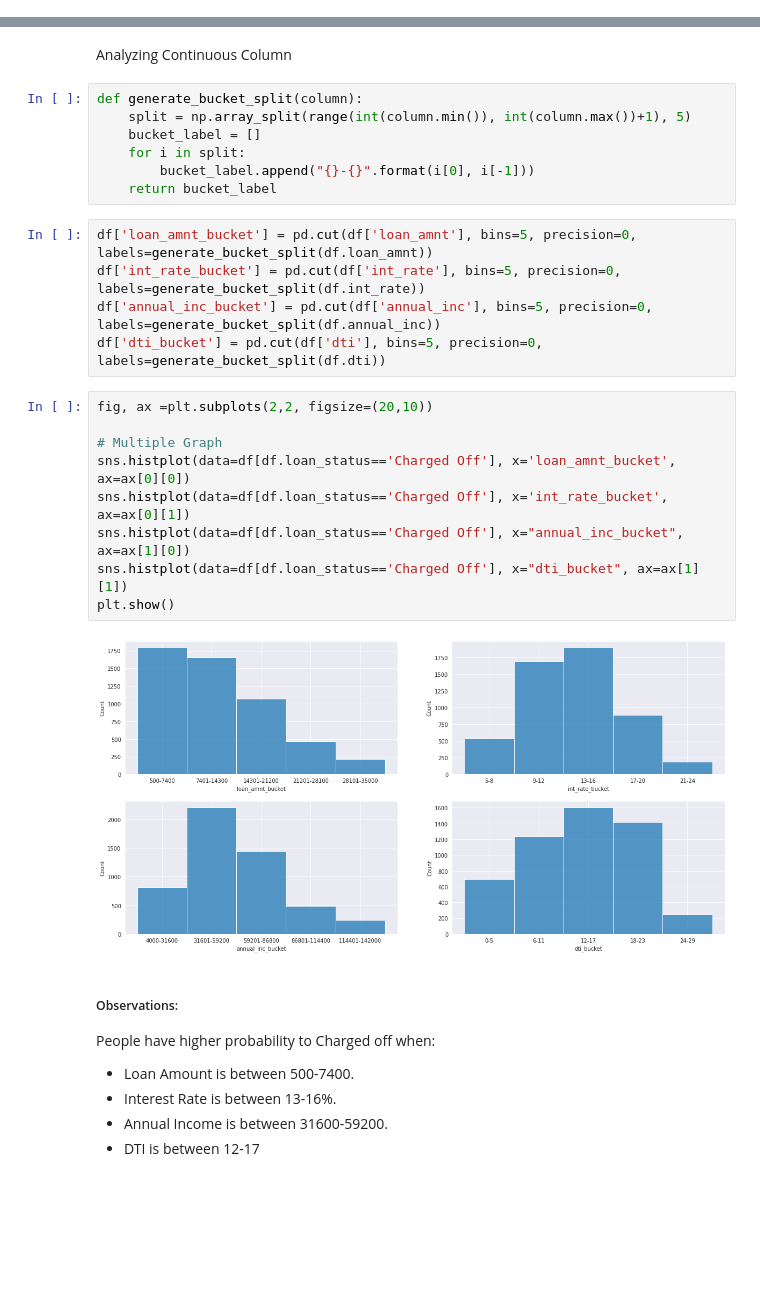
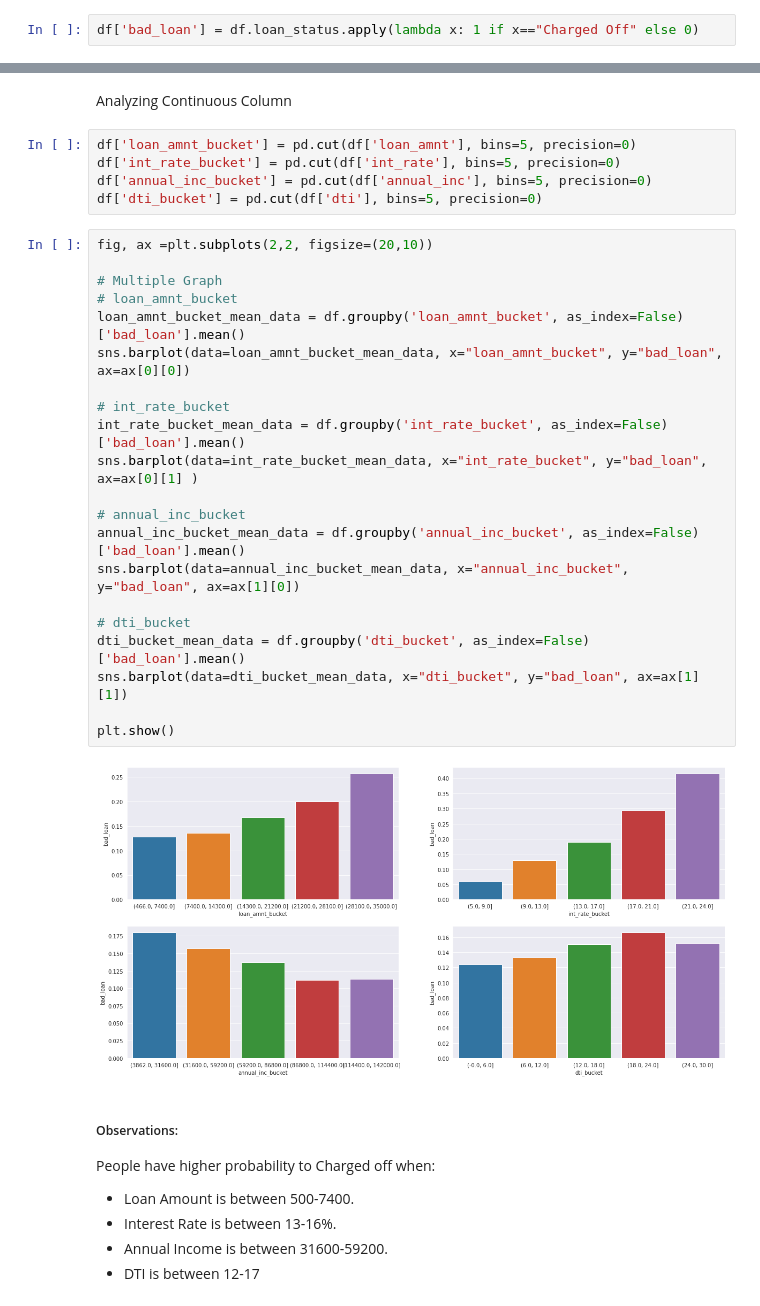
Before and after one commit to sidshrivastav/LendingClubCaseStudy, a Jupyter notebook: siddhant_shrivastav.ipynb, the cells around one changed output, grey strips where cells are left out. Drawn from its saved outputs; the diff is of its cells as text; blank space fills up the shorter version.

Commit message:
Made univariate graphs based on mean

```diff
--- a/siddhant_shrivastav.ipynb
+++ b/siddhant_shrivastav.ipynb
@@ -204,3 +206,5 @@ df.drop(["issue_d"], axis=1, inplace=True)
+# %%
+df['bad_loan'] = df.loan_status.apply(lambda x: 1 if x=="Charged Off" else 0)
 # %% [markdown]
 ##### Outlier Removal
 # %% [markdown]
@@ -314,29 +366,34 @@ People have higher probability to Charged off when:
 - Issue year is 2011(Due to Black Monday in 2011)
 # %% [markdown]
 Analyzing Continuous Column
-# %%
-def generate_bucket_split(column):
-    split = np.array_split(range(int(column.min()), int(column.max())+1), 5)
-    bucket_label = []
-    for i in split:
-        bucket_label.append("{}-{}".format(i[0], i[-1]))
-    return bucket_label
 # %%
-df['loan_amnt_bucket'] = pd.cut(df['loan_amnt'], bins=5, precision=0, labels=generate_bucket_split(df.loan_amnt))
-df['int_rate_bucket'] = pd.cut(df['int_rate'], bins=5, precision=0, labels=generate_bucket_split(df.int_rate))
-df['annual_inc_bucket'] = pd.cut(df['annual_inc'], bins=5, precision=0, labels=generate_bucket_split(df.annual_inc))
-df['dti_bucket'] = pd.cut(df['dti'], bins=5, precision=0, labels=generate_bucket_split(df.dti))
+df['loan_amnt_bucket'] = pd.cut(df['loan_amnt'], bins=5, precision=0)
+df['int_rate_bucket'] = pd.cut(df['int_rate'], bins=5, precision=0)
+df['annual_inc_bucket'] = pd.cut(df['annual_inc'], bins=5, precision=0)
+df['dti_bucket'] = pd.cut(df['dti'], bins=5, precision=0)
 # %%
 fig, ax =plt.subplots(2,2, figsize=(20,10))
 
 # Multiple Graph
-sns.histplot(data=df[df.loan_status=='Charged Off'], x='loan_amnt_bucket', ax=ax[0][0])
-sns.histplot(data=df[df.loan_status=='Charged Off'], x='int_rate_bucket', ax=ax[0][1])
-sns.histplot(data=df[df.loan_status=='Charged Off'], x="annual_inc_bucket", ax=ax[1][0])
-sns.histplot(data=df[df.loan_status=='Charged Off'], x="dti_bucket", ax=ax[1][1])
+# loan_amnt_bucket
+loan_amnt_bucket_mean_data = df.groupby('loan_amnt_bucket', as_index=False)['bad_loan'].mean()
+sns.barplot(data=loan_amnt_bucket_mean_data, x="loan_amnt_bucket", y="bad_loan", ax=ax[0][0])
+
+# int_rate_bucket
+int_rate_bucket_mean_data = df.groupby('int_rate_bucket', as_index=False)['bad_loan'].mean()
+sns.barplot(data=int_rate_bucket_mean_data, x="int_rate_bucket", y="bad_loan", ax=ax[0][1] )
+
+# annual_inc_bucket
+annual_inc_bucket_mean_data = df.groupby('annual_inc_bucket', as_index=False)['bad_loan'].mean()
+sns.barplot(data=annual_inc_bucket_mean_data, x="annual_inc_bucket", y="bad_loan", ax=ax[1][0])
+
+# dti_bucket
+dti_bucket_mean_data = df.groupby('dti_bucket', as_index=False)['bad_loan'].mean()
+sns.barplot(data=dti_bucket_mean_data, x="dti_bucket", y="bad_loan", ax=ax[1][1])
+
 plt.show()
 # %% [output]
-[figure, old version]
+[figure, new version]
 # %% [markdown]
 ##### Observations:
 People have higher probability to Charged off when:
```
Also changed, not shown: parts of 3 cells of this notebook.
